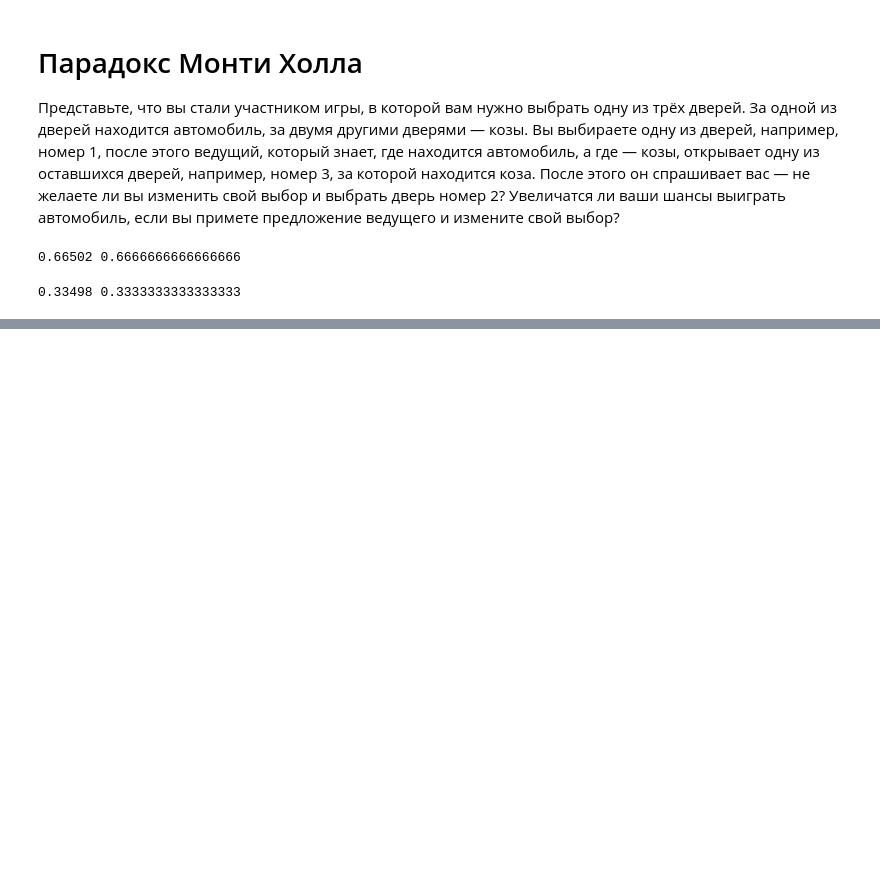
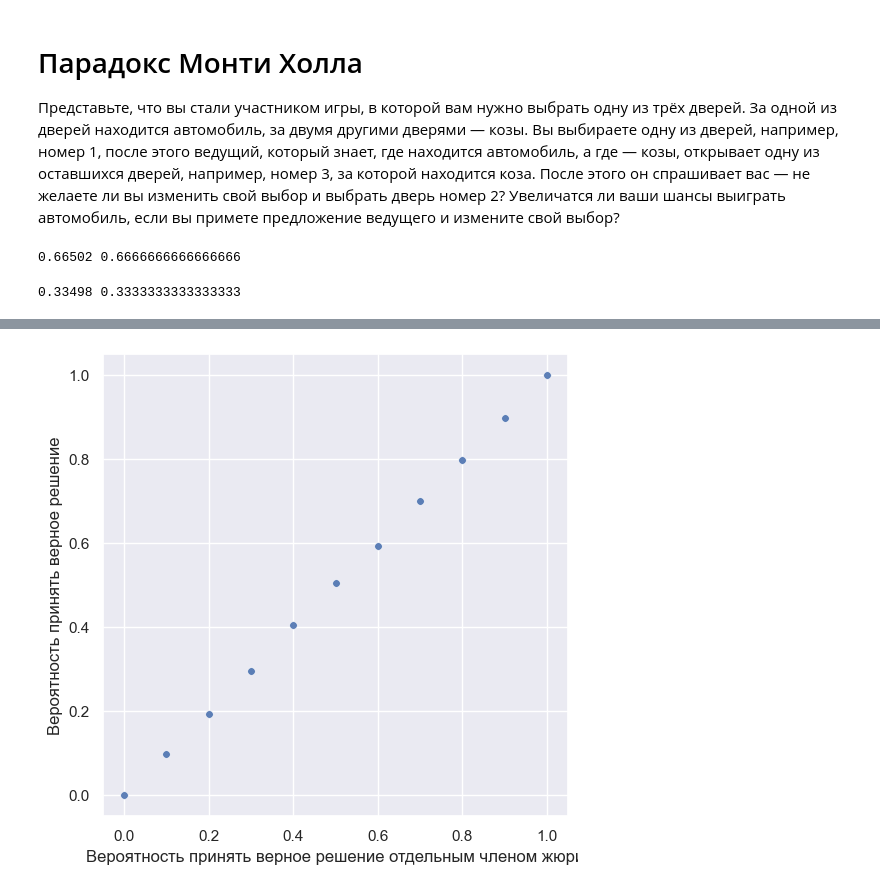
Before and after one commit to ShashlovAI/stat, a Jupyter notebook: math/monte_carlo.ipynb, the cells around one changed output, grey strips where cells are left out. Drawn from its saved outputs; the diff is of its cells as text; code cells hidden in the pictures; blank space fills up the shorter version.

```diff
--- a/math/monte_carlo.ipynb
+++ b/math/monte_carlo.ipynb
@@ -409,0 +416,12 @@ print(np.mean(ans), 1/3)
+# %%
+f = 0.7  # Вероятность обыграть отца
+c = 0.3  # Вероятность обыграть чемпиона
+# %%
+#  Тактика FCF
+ans = []
+for _ in range(10000):
+    game_1 = np.random.binomial(n=1, p=f, size=1)
+    game_2 = np.random.binomial(n=1, p=c, size=1)
+    game_3 = np.random.binomial(n=1, p=f, size=1)
+    ans.append(check_win([game_1, game_2, game_3]))
+np.mean(ans)
@@ -409,0 +430,9 @@ print(np.mean(ans), 1/3)
+# %%
+#  Тактика CFC
+ans = []
+for _ in range(10000):
+    game_1 = np.random.binomial(n=1, p=c, size=1)
+    game_2 = np.random.binomial(n=1, p=f, size=1)
+    game_3 = np.random.binomial(n=1, p=c, size=1)
+    ans.append(check_win([game_1, game_2, game_3]))
+np.mean(ans)
@@ -409,0 +444,23 @@ print(np.mean(ans), 1/3)
+# %%
+p_list = np.linspace(0, 1, 11)
+p_exp = []
+for p in p_list:
+    ans = []
+    for _ in range(10000):
+        t1 = sum(np.random.choice(a=[0, 1], size=2, p=[1 - p, p]))
+        t2 = sum(np.random.choice(a=[0, 1], size=1, p=[0.5, 0.5]))
+        ans.append((t1 + t2) >=2)
+    p_exp.append(np.mean(ans))
+# %%
+plt.figure(figsize=(6, 6))
+sns.scatterplot(x=p_list,
+                y=p_exp,
+                s=30,
+                alpha=0.9)
+
+plt.ylabel('Вероятность принять верное решение')
+plt.xlabel('Вероятность принять верное решение отдельным членом жюри')
+# plt.title('Разность метрик между группами')
+plt.show()
+# %% [output]
+[figure, added]
```
Also changed, not shown: parts of 5 cells of this notebook.
